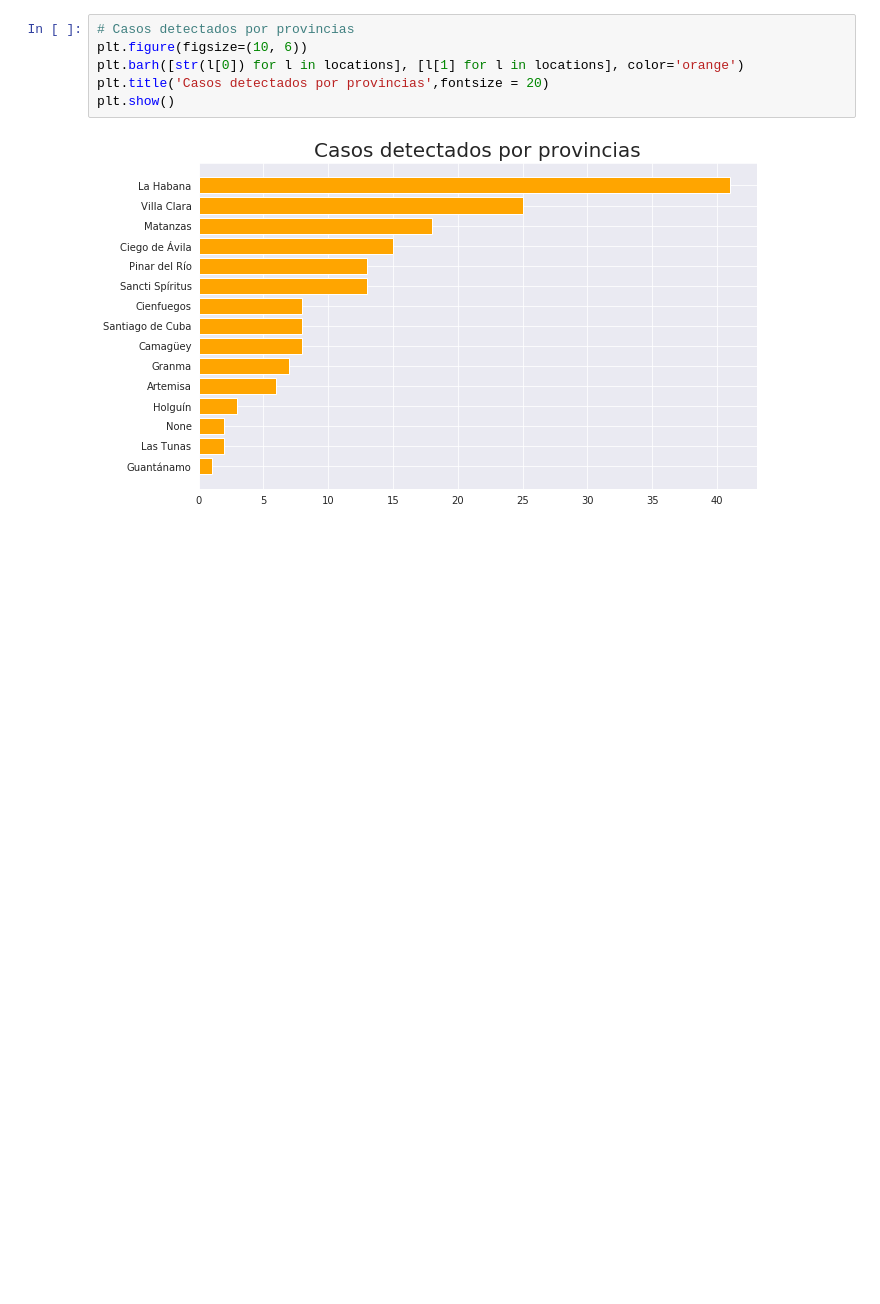
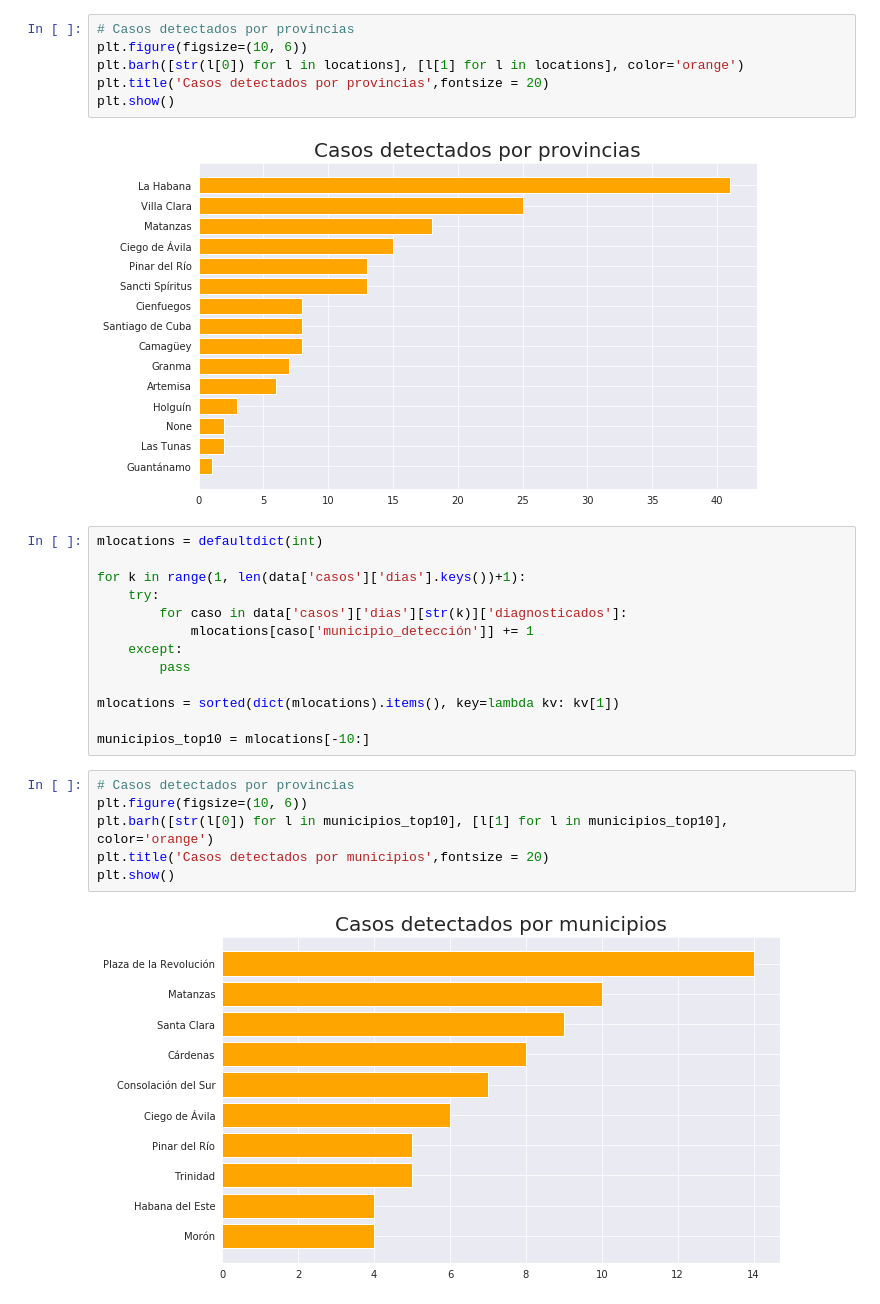
Before and after one commit to luiscib3r/COVID19-Cuba, a Jupyter notebook: covid19cubadata.ipynb, the cells around one changed output. Drawn from its saved outputs; the diff is of its cells as text; blank space fills up the shorter version.

Commit message:
Municipios top 10

```diff
--- a/covid19cubadata.ipynb
+++ b/covid19cubadata.ipynb
@@ -337,3 +337,24 @@ plt.title('Casos detectados por provincias',fontsize = 20)
 plt.show()
 # %% [output]
 [figure]
+# %%
+mlocations = defaultdict(int)
+
+for k in range(1, len(data['casos']['dias'].keys())+1):
+    try:
+        for caso in data['casos']['dias'][str(k)]['diagnosticados']:
+            mlocations[caso['municipio_detección']] += 1
+    except:
+        pass
+
+mlocations = sorted(dict(mlocations).items(), key=lambda kv: kv[1])
+
+municipios_top10 = mlocations[-10:]
+# %%
+# Casos detectados por provincias
+plt.figure(figsize=(10, 6))
+plt.barh([str(l[0]) for l in municipios_top10], [l[1] for l in municipios_top10], color='orange')
+plt.title('Casos detectados por municipios',fontsize = 20)
+plt.show()
+# %% [output]
+[figure, added]
```
